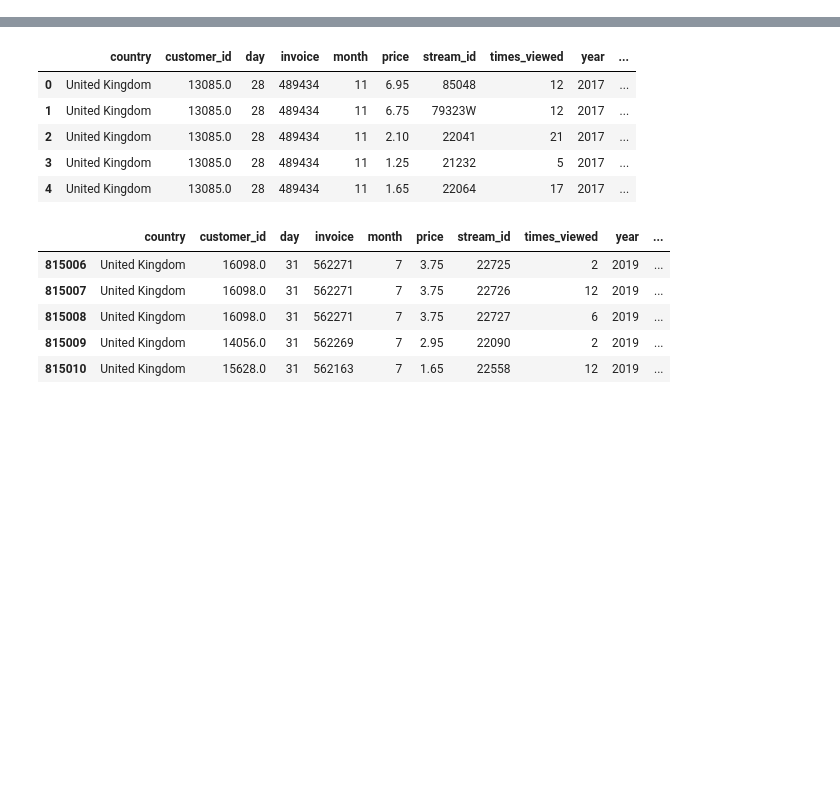
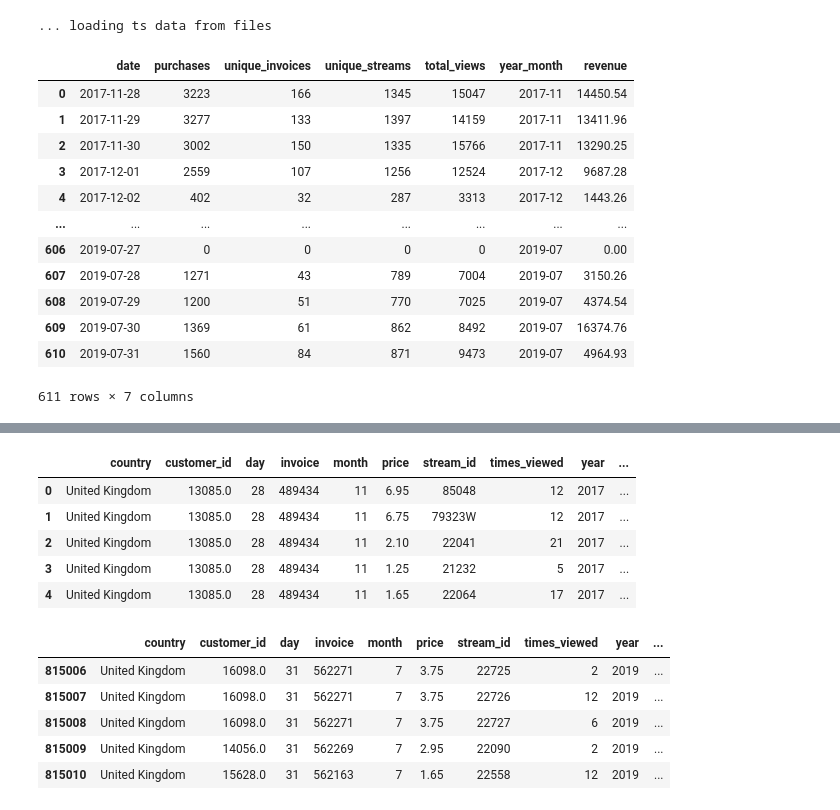
Before and after one commit to rdpb/ibm-ai-capstone, a Jupyter notebook: draft.ipynb, the cells around one changed output, grey strips where cells are left out. Cells and saved outputs as stored; diff of their text form; code cells hidden in the pictures; blank space fills up the shorter version.

```diff
--- a/draft.ipynb
+++ b/draft.ipynb
@@ -18,3 +21,23 @@ from application.utils.plot import ts_plot
 # %%
 data_dir = os.path.join("data","cs-train")
 df = fetch_data(data_dir)
+# %%
+ts_data = fetch_ts(data_dir)
+# %% [output]
+... loading ts data from files
+# %%
+ts_data['all']
+# %% [output]
+|  | date | purchases | unique_invoices | unique_streams | total_views | year_month | revenue |
+| 0 | 2017-11-28 | 3223 | 166 | 1345 | 15047 | 2017-11 | 14450.54 |
+| 1 | 2017-11-29 | 3277 | 133 | 1397 | 14159 | 2017-11 | 13411.96 |
+| 2 | 2017-11-30 | 3002 | 150 | 1335 | 15766 | 2017-11 | 13290.25 |
+| 3 | 2017-12-01 | 2559 | 107 | 1256 | 12524 | 2017-12 | 9687.28 |
+| 4 | 2017-12-02 | 402 | 32 | 287 | 3313 | 2017-12 | 1443.26 |
+| ... | ... | ... | ... | ... | ... | ... | ... |
+| 606 | 2019-07-27 | 0 | 0 | 0 | 0 | 2019-07 | 0.00 |
+| 607 | 2019-07-28 | 1271 | 43 | 789 | 7004 | 2019-07 | 3150.26 |
+| 608 | 2019-07-29 | 1200 | 51 | 770 | 7025 | 2019-07 | 4374.54 |
+| 609 | 2019-07-30 | 1369 | 61 | 862 | 8492 | 2019-07 | 16374.76 |
+| 610 | 2019-07-31 | 1560 | 84 | 871 | 9473 | 2019-07 | 4964.93 |
+611 rows × 7 columns
```
Also changed, not shown: parts of 11 cells of this notebook, 7 other files.
